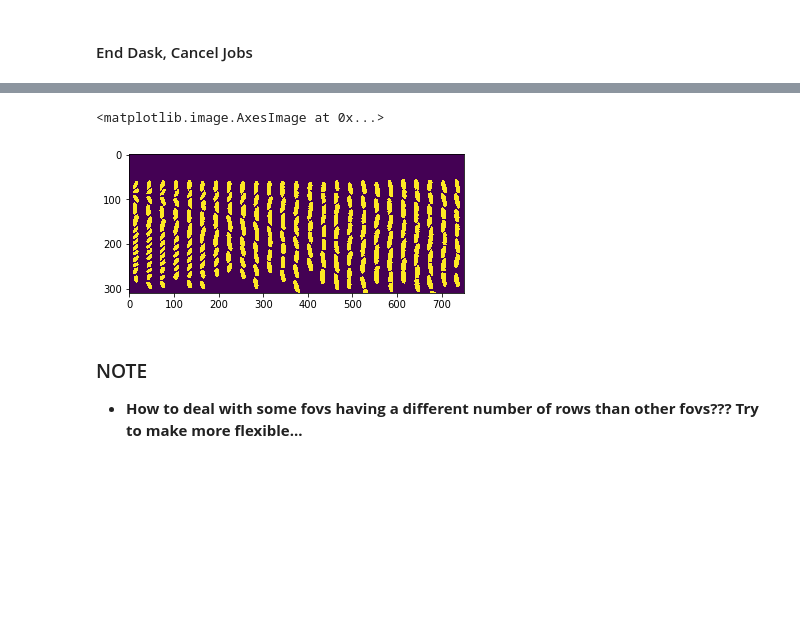
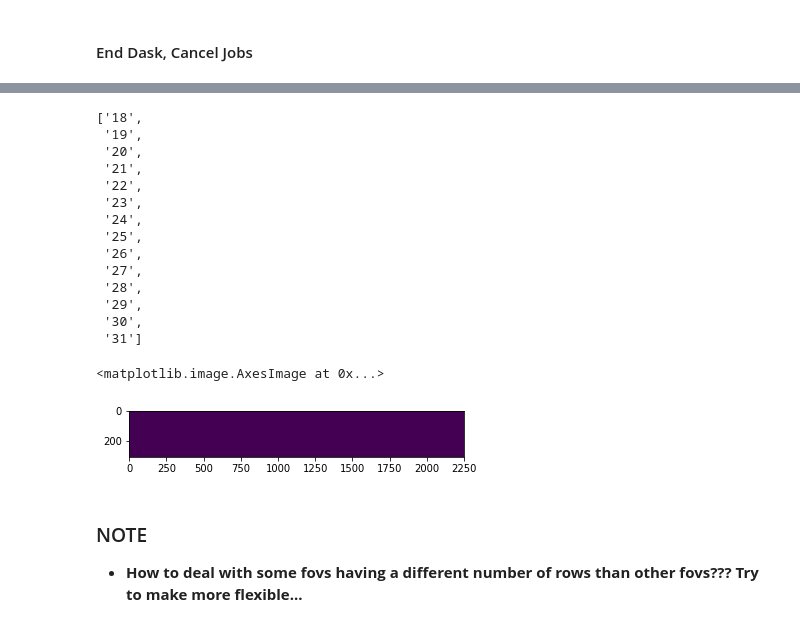
Before and after one commit to paulssonlab/TrenchRipper, a Jupyter notebook: Cluster_Notebook.ipynb, the cells around one changed output, grey strips where cells are left out. Cells and saved outputs as stored; diff of their text form; code cells hidden in the pictures; blank space fills up the shorter version.

```diff
--- a/Cluster_Notebook.ipynb
+++ b/Cluster_Notebook.ipynb
@@ -320,2 +365,2 @@ from matplotlib import pyplot as plt
 # %%
-data = h5py.File("/n/scratch2/de64/full_pipeline_test/segmentation/seg_0.hdf5")
+data = h5py.File("/n/scratch2/de64/2019-05-10_bacillus_training_data/hdf5/fov_1.hdf5")
@@ -322,11 +401,28 @@ data = h5py.File("/n/scratch2/de64/full_pipeline_test/segmentation/seg_0.hdf5")
 # %%
 kymo_handle = tr.utils.kymo_handle()
+# %%
+list(data.keys())
+# %% [output]
+['18',
+ '19',
+ '20',
+ '21',
+ '22',
+ '23',
+ '24',
+ '25',
+ '26',
+ '27',
+ '28',
+ '29',
+ '30',
+ '31']
 # %%
-kymo_handle.import_wrap(data['0'][30])
+kymo_handle.import_wrap(data['19'])
 plt.imshow(kymo_handle.return_unwrap())
 # %% [output]
 <matplotlib.image.AxesImage at 0x...>
-[figure, old version]
+[figure, new version]
 # %% [markdown]
 ### NOTE
 
```
Also changed, not shown: parts of 37 cells of this notebook, 8 other files.
